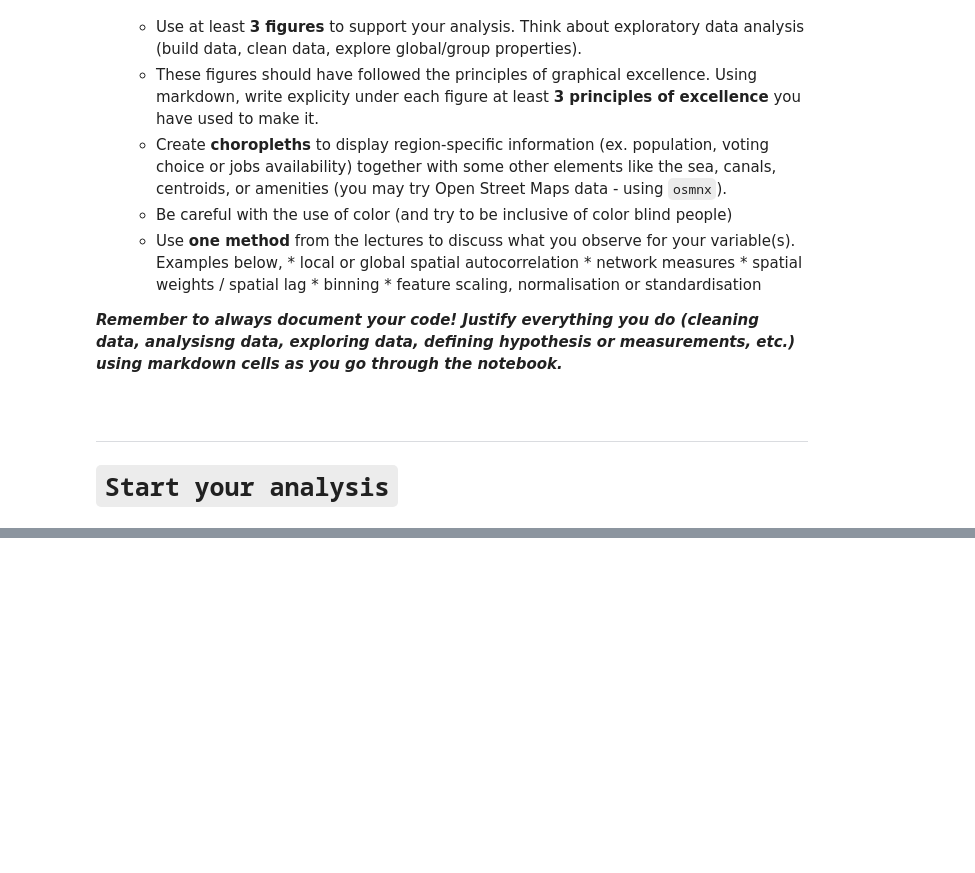
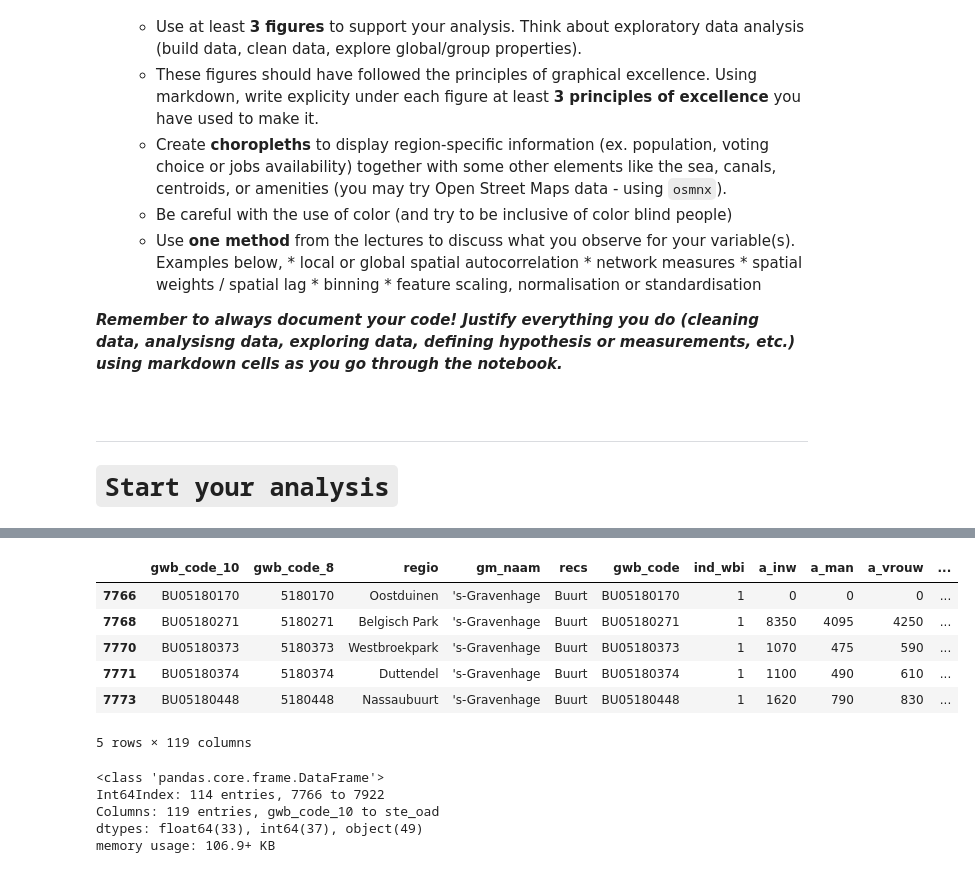
Before and after one commit to alex-dietz/intro-data-science, a Jupyter notebook: assignment-02/assignment-02.ipynb, the cells around one changed output, grey strips where cells are left out. Cells and saved outputs as stored; diff of their text form; code cells hidden in the pictures; blank space fills up the shorter version.

```diff
--- a/assignment-02/assignment-02.ipynb
+++ b/assignment-02/assignment-02.ipynb
@@ -139,0 +192,18 @@ For your convenience, the assignment has been divided into the following tasks,
+# %%
+csb_data_den_haag.head()
+# %% [output]
+|  | gwb_code_10 | gwb_code_8 | regio | gm_naam | recs | gwb_code | ind_wbi | a_inw | a_man | a_vrouw | ... |
+| 7766 | BU05180170 | 5180170 | Oostduinen | 's-Gravenhage | Buurt | BU05180170 | 1 | 0 | 0 | 0 | ... |
+| 7768 | BU05180271 | 5180271 | Belgisch Park | 's-Gravenhage | Buurt | BU05180271 | 1 | 8350 | 4095 | 4250 | ... |
+| 7770 | BU05180373 | 5180373 | Westbroekpark | 's-Gravenhage | Buurt | BU05180373 | 1 | 1070 | 475 | 590 | ... |
+| 7771 | BU05180374 | 5180374 | Duttendel | 's-Gravenhage | Buurt | BU05180374 | 1 | 1100 | 490 | 610 | ... |
+| 7773 | BU05180448 | 5180448 | Nassaubuurt | 's-Gravenhage | Buurt | BU05180448 | 1 | 1620 | 790 | 830 | ... |
+5 rows × 119 columns
+# %%
+csb_data_den_haag.info()
+# %% [output]
+<class 'pandas.core.frame.DataFrame'>
+Int64Index: 114 entries, 7766 to 7922
+Columns: 119 entries, gwb_code_10 to ste_oad
+dtypes: float64(33), int64(37), object(49)
+memory usage: 106.9+ KB
```
Also changed, not shown: parts of 19 cells of this notebook.
